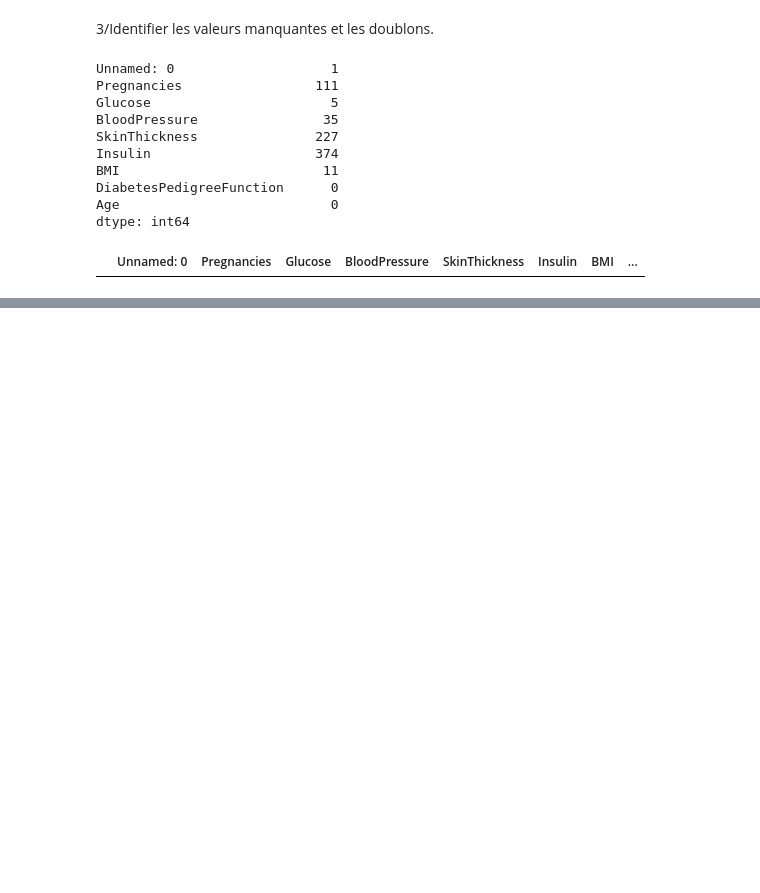
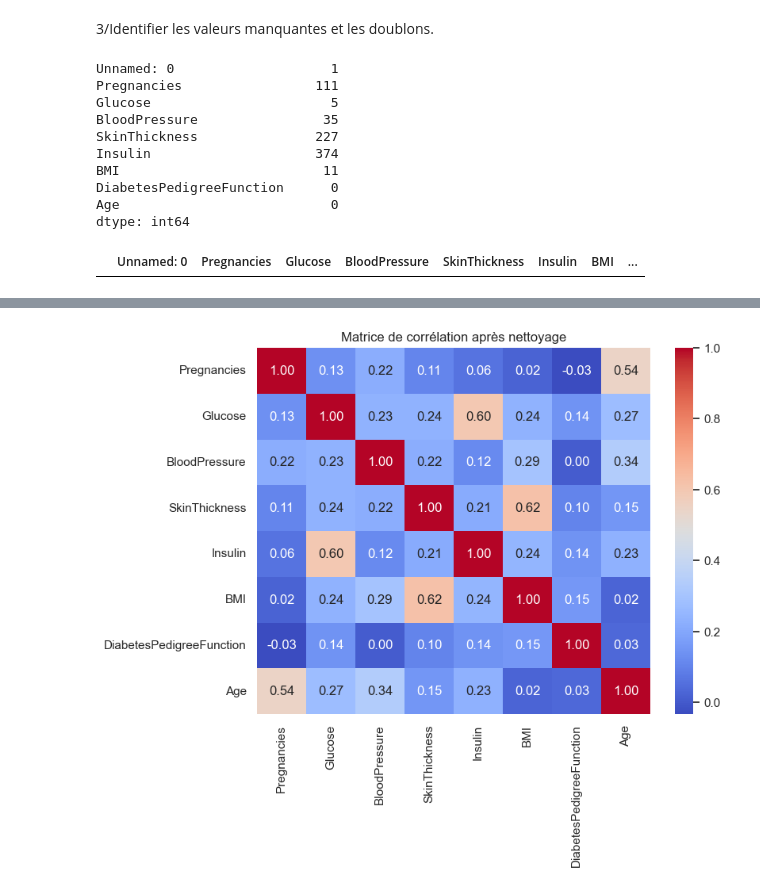
Before and after one commit to elabiad-malika2/Analyse-et-Pr-diction-du-Risque-de-Diab-te, a Jupyter notebook: notebooks/main.ipynb, the cells around one changed output, grey strips where cells are left out. Saved outputs shown, nothing was run; the diff lists cells and outputs as text; code cells hidden in the pictures; blank space fills up the shorter version.

```diff
--- a/notebooks/main.ipynb
+++ b/notebooks/main.ipynb
@@ -152,0 +183,4 @@ df[df.duplicated()]
+# %%
+# Supprimer la colonne inutile
+df.drop(columns=['Unnamed: 0'], inplace=True)
+df.info()
@@ -152,0 +203,7 @@ df[df.duplicated()]
+# %%
+# Remplacer tous les colonnes 0 par NaN sauf pergnancies
+import numpy as np
+
+cols_with_zeros = ['Glucose', 'BloodPressure', 'SkinThickness', 'Insulin', 'BMI']
+df[cols_with_zeros] = df[cols_with_zeros].replace(0, np.nan)
+df.head()
@@ -152,0 +229,21 @@ df[df.duplicated()]
+# %%
+# Remplacer les valeurs manquantes par KNN
+
+from sklearn.impute import KNNImputer
+
+imputer = KNNImputer(n_neighbors=2)
+df_imputed = imputer.fit_transform(df)
+df = pd.DataFrame(df_imputed, columns=df.columns)
+# %%
+# Calculer la corrélation
+
+corr_matrix = df.corr()
+import seaborn as sns
+import matplotlib.pyplot as plt
+
+plt.figure(figsize=(8, 6))
+sns.heatmap(corr_matrix, annot=True, cmap="coolwarm", fmt=".2f")
+plt.title("Matrice de corrélation après nettoyage")
+plt.show()
+# %% [output]
+[figure, added]
```
Also changed, not shown: parts of 71 cells of this notebook, 1 other file.
